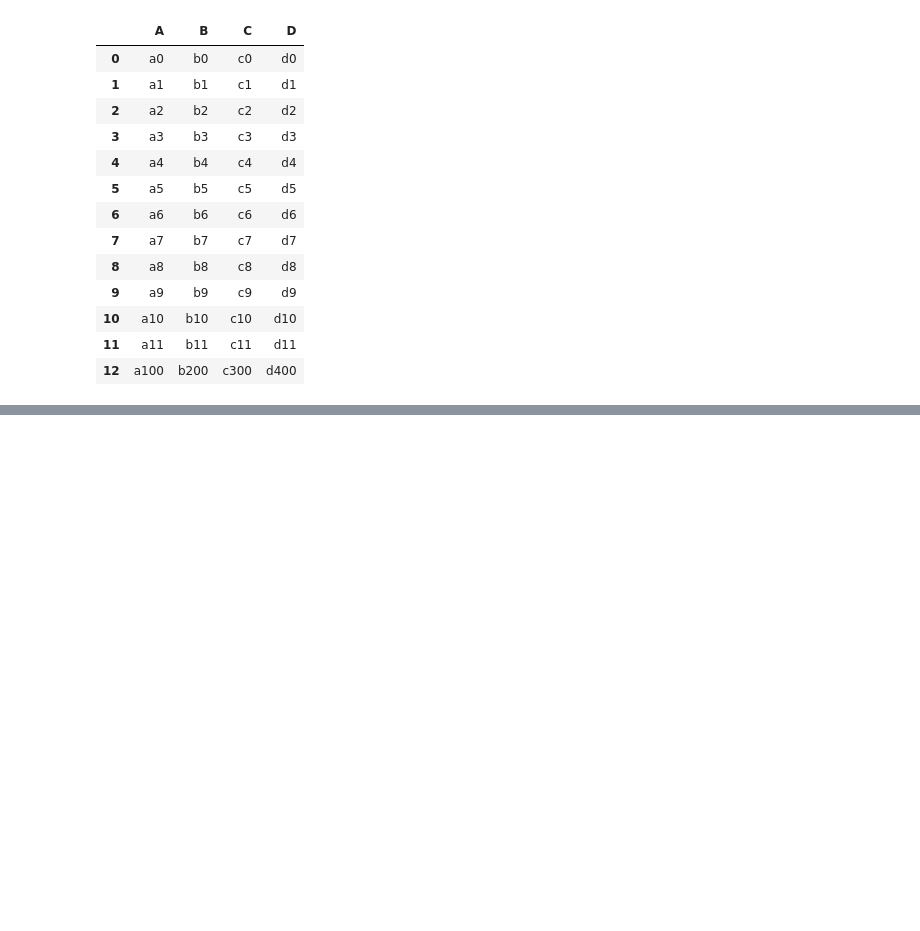
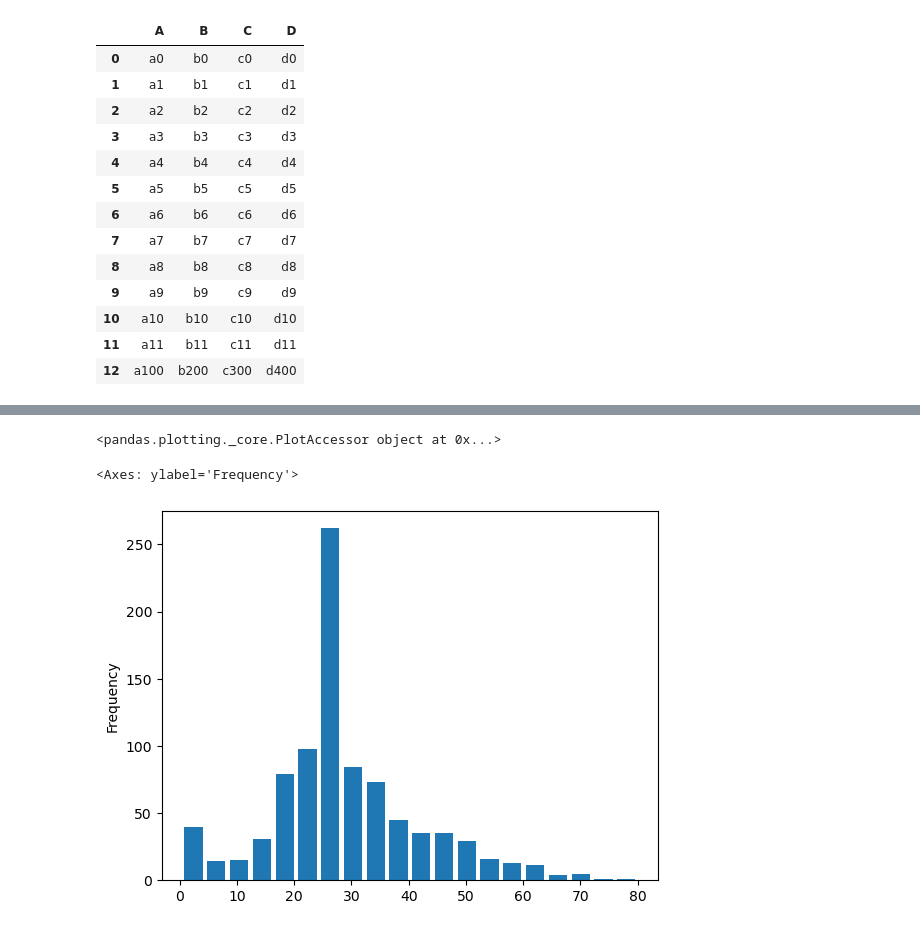
Before and after one commit to imyoonaheo/hipython, a Jupyter notebook: 42.데이터전처리.ipynb, the cells around one changed output, grey strips where cells are left out. Saved outputs shown, nothing was run; the diff lists cells and outputs as text; code cells hidden in the pictures; blank space fills up the shorter version.

```diff
--- a/42.데이터전처리.ipynb
+++ b/42.데이터전처리.ipynb
@@ -479,0 +979,3 @@ df.head
+# %%
+titanic_df = pd.read_csv('./data/titanic.csv')
+titanic_df
@@ -479,0 +1017,3 @@ df.head
+# %%
+titanic_df['Age'].fillna(titanic_df['Age'].median(), inplace=True)
+titanic_df.info()
@@ -479,0 +1046,9 @@ df.head
+# %%
+titanic_df['Age'].plot
+# %% [output]
+<pandas.plotting._core.PlotAccessor object at 0x...>
+# %%
+titanic_df['Age'].plot(kind='hist', bins=20, rwidth=0.8)
+# %% [output]
+<Axes: ylabel='Frequency'>
+[figure, added]
```
Also changed, not shown: parts of 80 cells of this notebook, 1 other file.
